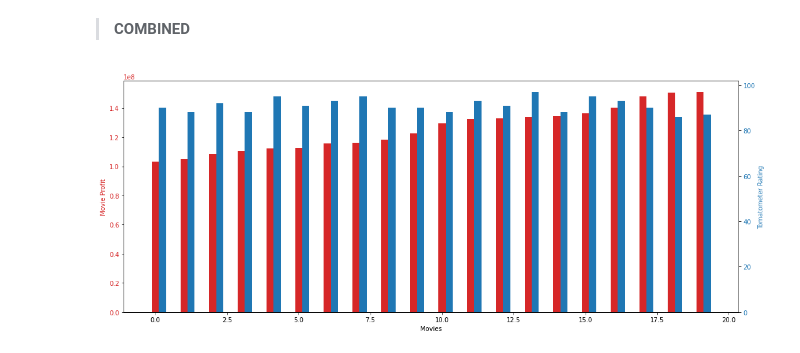
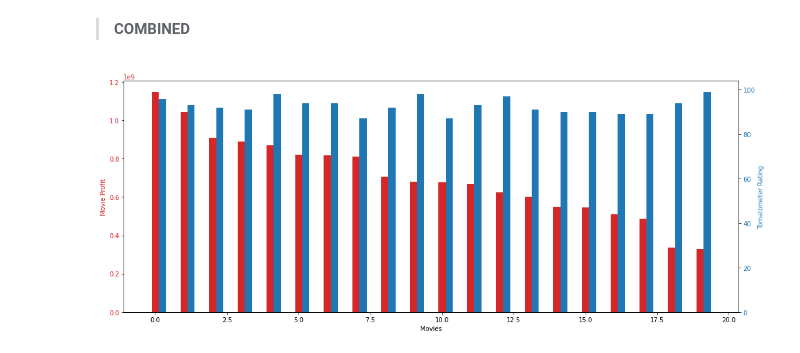
Before and after one commit to jchandleroneal/microsoft-movie-analysis, a Jupyter notebook: movie_analysis.ipynb, the cells around one changed output. Saved outputs shown, nothing was run; the diff lists cells and outputs as text; code cells hidden in the pictures.

Commit message:
graph finished

```diff
--- a/movie_analysis.ipynb
+++ b/movie_analysis.ipynb
@@ -495,4 +495,7 @@ movie_actor_budget2 = movie_actor_budget.copy()
 
  **Taking out movies with a profit less than 900,000 and a rating less than 85.**
 # %%
-movie_actor_budget2 = movie_actor_budget2[(movie_actor_budget2.movie_profit > 90000000) & (movie_actor_budget2.tomatometer_rating > 85)]
+movie_actor_budget4 = movie_actor_budget2[(movie_actor_budget2.movie_profit > 90000000) & (movie_actor_budget2.tomatometer_rating > 85) & (movie_actor_budget2.production_budget >150000000)]
+movie_actor_budget4.sort_values(by='movie_profit', ascending=False, inplace=True)
+movie_actor_budget4 = movie_actor_budget4.head(20)
+movie_actor_budget4
@@ -503,26 +538,26 @@ movie_actor_budget3 = movie_actor_budget2.head(20)
 # %%
 # t = movie_actor_budget3.movie_title
 t2 = np.arange(20)
-data1 = movie_actor_budget3.movie_profit
-data2 = movie_actor_budget3.tomatometer_rating
+data1 = movie_actor_budget4.movie_profit
+data2 = movie_actor_budget4.tomatometer_rating
 width = 0.25
 
 fig, ax1 = plt.subplots(figsize=(15,6))
 
 color = 'tab:red'
 ax1.set_xlabel('Movies')
 ax1.set_ylabel('Movie Profit', color=color)
 plt.bar(t2, data1, width, color=color)
 ax1.tick_params(axis='y', labelcolor=color)
 
 ax2 = ax1.twinx()  # instantiate a second axes that shares the same x-axis
 
 color = 'tab:blue'
 ax2.set_ylabel('Tomatometer Rating', color=color)  # we already handled the x-label with ax1
 plt.bar(t2+width,data2, width, color=color)
 ax2.tick_params(axis='y', labelcolor=color)
 
 fig.tight_layout()  # otherwise the right y-label is slightly clipped
 plt.show()
 # %% [output]
-[figure, old version]
+[figure, new version]
```
Also changed, not shown: parts of 5 cells of this notebook.
